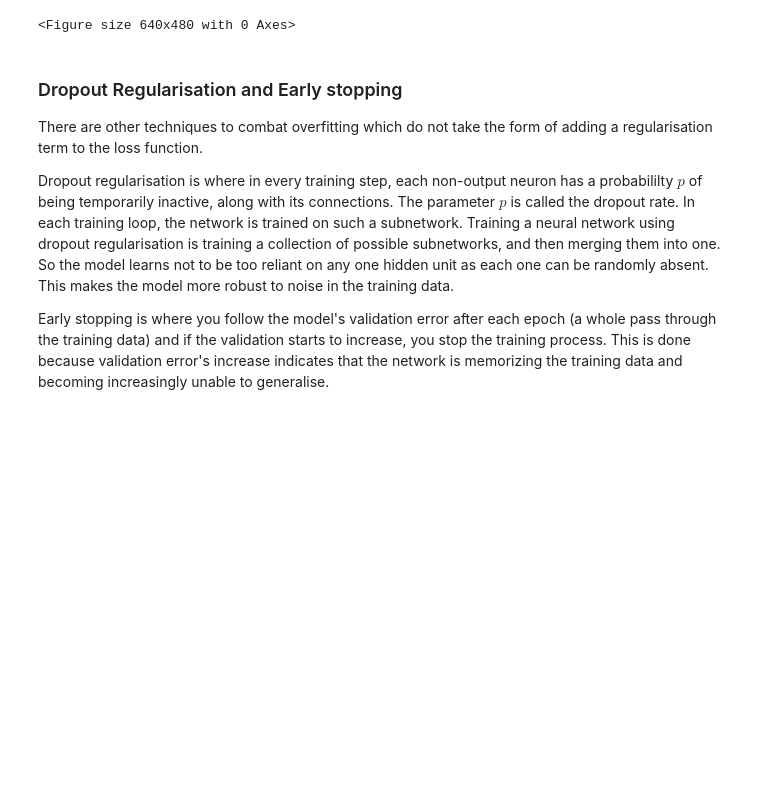
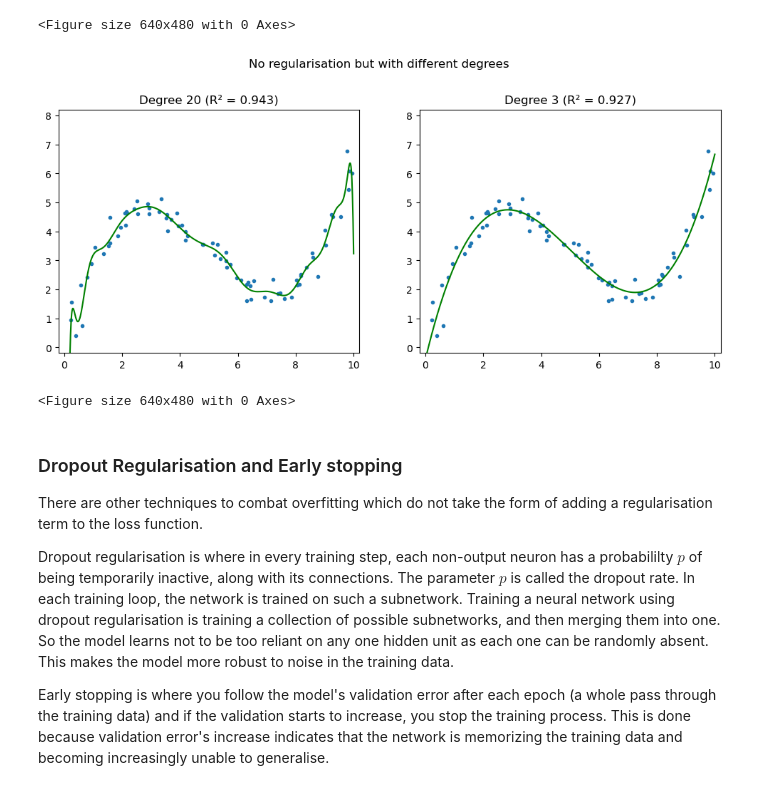
Before and after one commit to DoctorDalek1963/ma124-group-project, a Jupyter notebook: Machine_Learning_Project.ipynb, the cells around one changed output. Cells and saved outputs as stored; diff of their text form; code cells hidden in the pictures; blank space fills up the shorter version.

Commit message:
Add example with different polynomial degrees

```diff
--- a/Machine_Learning_Project.ipynb
+++ b/Machine_Learning_Project.ipynb
@@ -832,7 +832,8 @@ def plot_overfitting_example(
     right_model,
     right_label: str,
     *,
-    polynomial_degree: int = 20
+    left_polynomial_degree: int = 20,
+    right_polynomial_degree: int = 20
 ) -> None:
     (xs, ys) = generate_overfitting_data()
     X_train = xs.reshape(-1, 1)
@@ -841,14 +842,14 @@ def plot_overfitting_example(
     # Now do the neural networks
     left_pipeline = make_pipeline(
         StandardScaler(),
-        PolynomialFeatures(degree=polynomial_degree, include_bias=False),
+        PolynomialFeatures(degree=left_polynomial_degree, include_bias=False),
         left_model,
     )
     left_pipeline.fit(X_train, Y_train)
 
     right_pipeline = make_pipeline(
         StandardScaler(),
-        PolynomialFeatures(degree=polynomial_degree, include_bias=False),
+        PolynomialFeatures(degree=right_polynomial_degree, include_bias=False),
         right_model,
     )
     right_pipeline.fit(X_train, Y_train)
@@ -917,6 +918,19 @@ plot_overfitting_example(
 # %% [output]
 [figure]
 <Figure size 640x480 with 0 Axes>
+# %%
+plot_overfitting_example(
+    "No regularisation but with different degrees",
+    LinearRegression(),
+    "Degree 20",
+    LinearRegression(),
+    "Degree 3",
+    left_polynomial_degree=20,
+    right_polynomial_degree=3
+)
+# %% [output]
+[figure, added]
+<Figure size 640x480 with 0 Axes>
 # %% [markdown]
 ### Dropout Regularisation and Early stopping
 
```
